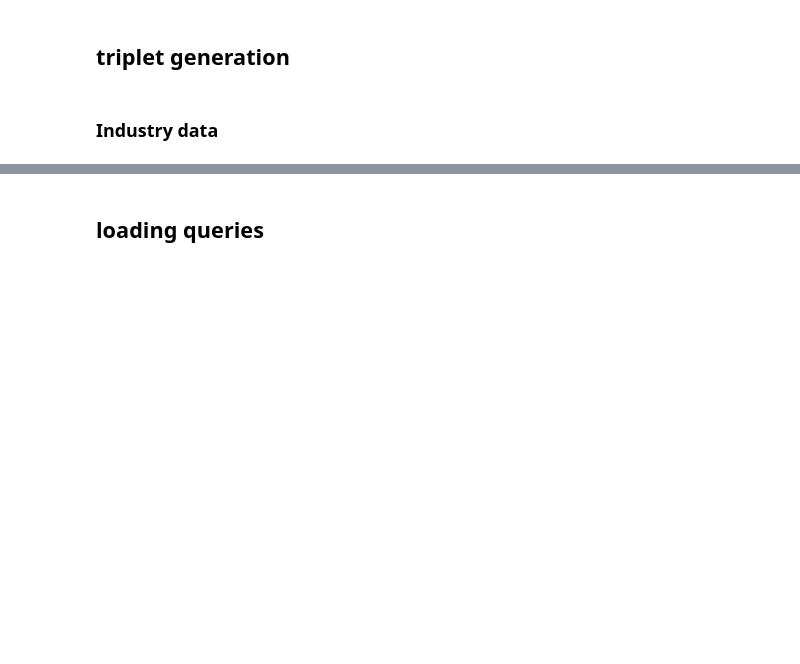
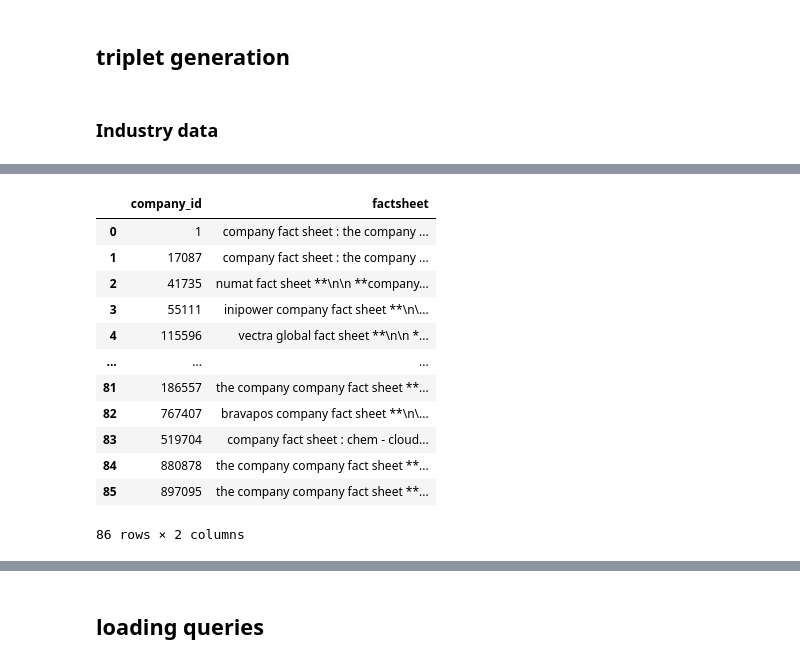
Before and after one commit to pragalbh-dev/ColBERT, a Jupyter notebook: knowledge_data_curation/test.ipynb, the cells around one changed output, grey strips where cells are left out. Saved outputs shown, nothing was run; the diff lists cells and outputs as text; code cells hidden in the pictures; blank space fills up the shorter version.

```diff
--- a/knowledge_data_curation/test.ipynb
+++ b/knowledge_data_curation/test.ipynb
@@ -945,0 +1007,16 @@ synthetic_data_dir=os.path.join(root_dir,'synthetic_data_cache')
+# %%
+factsheets_sample
+# %% [output]
+|  | company_id | factsheet |
+| 0 | 1 | company fact sheet : the company ... |
+| 1 | 17087 | company fact sheet : the company ... |
+| 2 | 41735 | numat fact sheet **\n\n **company... |
+| 3 | 55111 | inipower company fact sheet **\n\... |
+| 4 | 115596 | vectra global fact sheet **\n\n *... |
+| ... | ... | ... |
+| 81 | 186557 | the company company fact sheet **... |
+| 82 | 767407 | bravapos company fact sheet **\n\... |
+| 83 | 519704 | company fact sheet : chem - cloud... |
+| 84 | 880878 | the company company fact sheet **... |
+| 85 | 897095 | the company company fact sheet **... |
+86 rows × 2 columns
```
Also changed, not shown: parts of 14 cells of this notebook, 5 other files.
